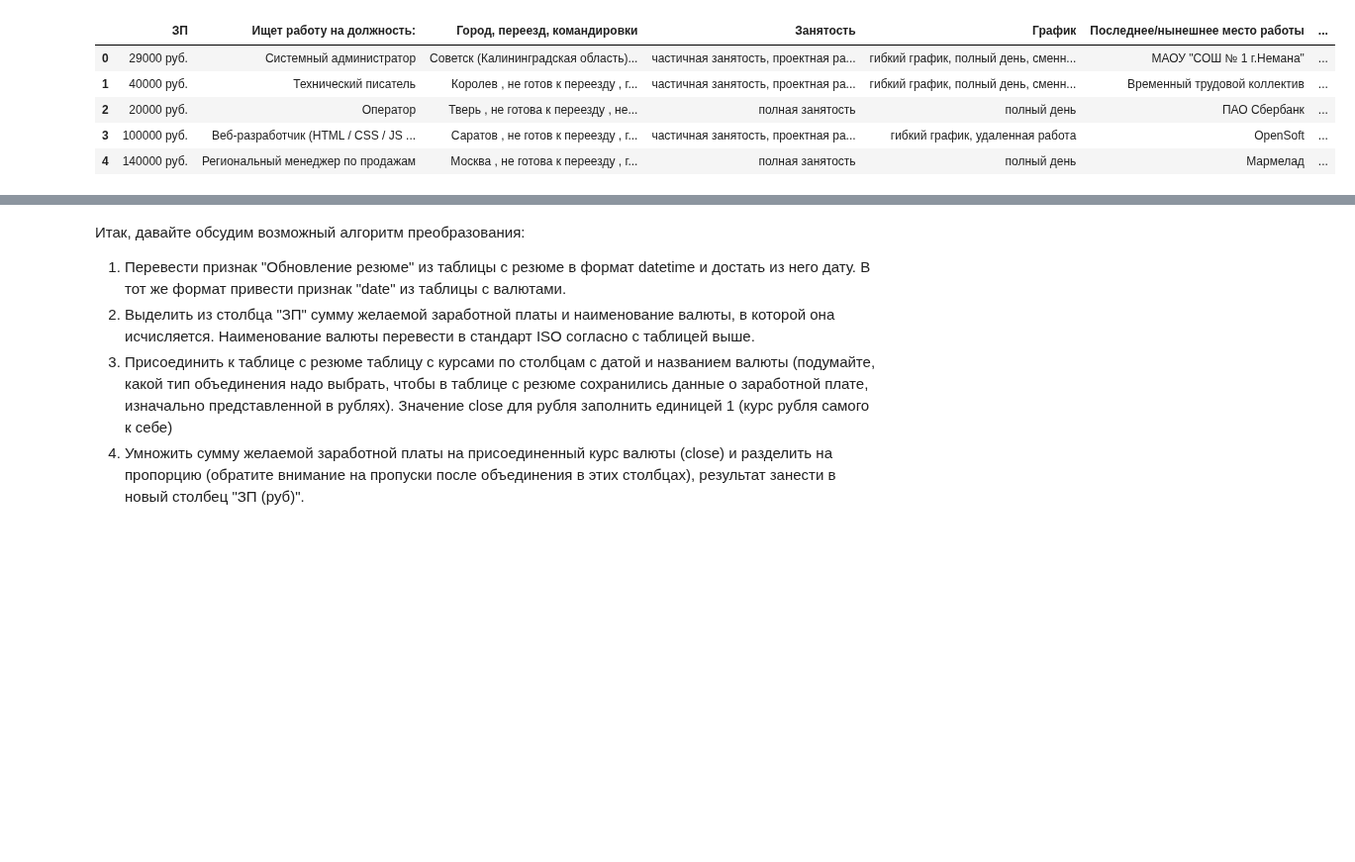
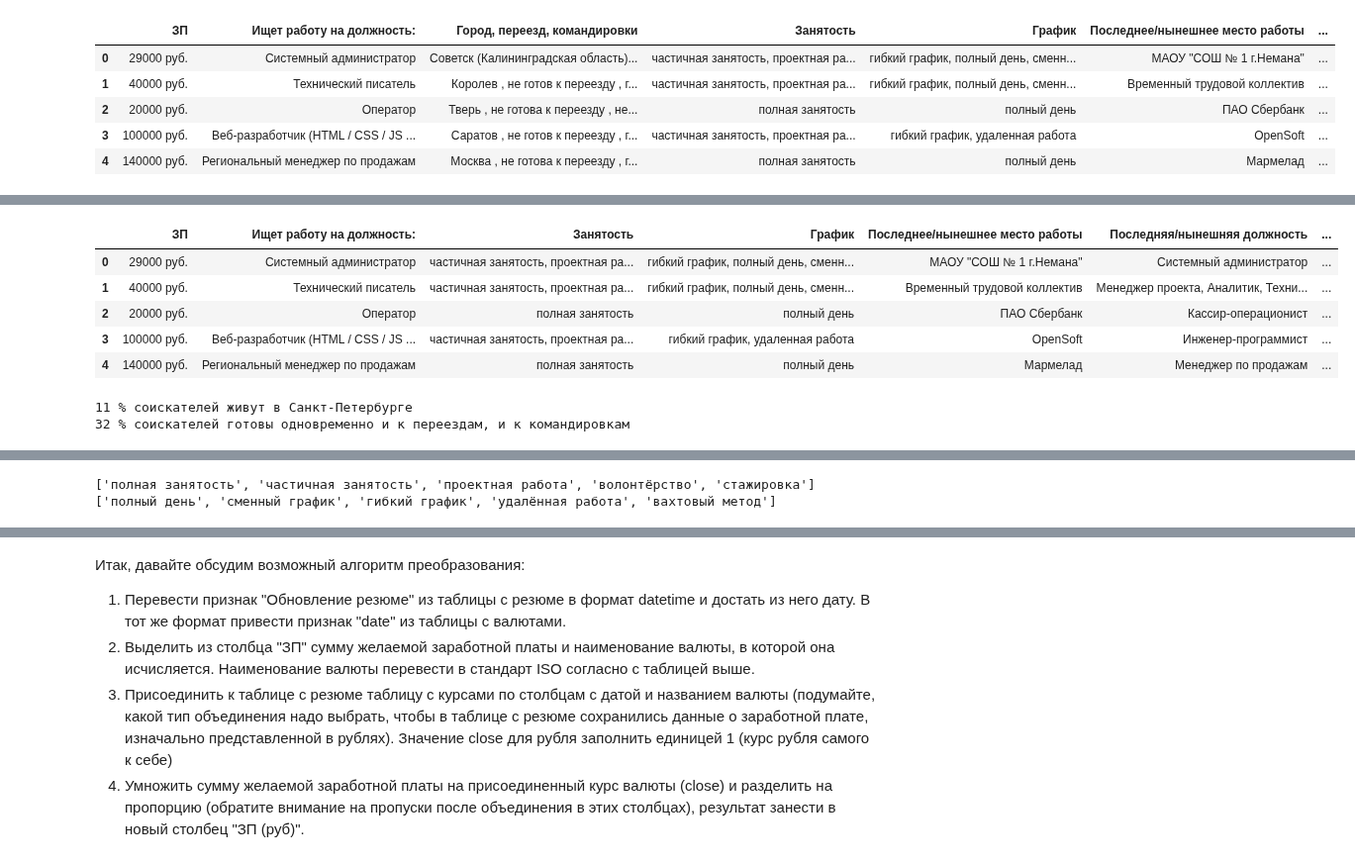
Before and after one commit to LarinDen/sf_ds, a Jupyter notebook: Project_1/Project-1._Ноутбук-шаблон (Денис Ларин).ipynb, the cells around one changed output, grey strips where cells are left out. Shown at 99% size. Drawn from its saved outputs; the diff is of its cells as text; code cells hidden in the pictures; blank space fills up the shorter version.

```diff
--- a/Project_1/Project-1._Ноутбук-шаблон (Денис Ларин).ipynb
+++ b/Project_1/Project-1._Ноутбук-шаблон (Денис Ларин).ipynb
@@ -312,13 +312,45 @@ display(data['Опыт работы (месяц)'].median())
 Выполните преобразования и удалите столбец **"Город, переезд, командировки"** из таблицы.
 
 *Совет: обратите внимание на то, что структура текста может меняться в зависимости от указания ближайшего метро. Учите это, если будете использовать порядок слов в своей программе.*
+# %%
+data = data3.copy() # бэкап таблицы для отладки
 # %%
 # Список городов-миллионников:
 million_cities = ['Новосибирск', 'Екатеринбург', 'Нижний Новгород', 'Казань', 'Челябинск', 'Омск', 'Самара',
                   'Ростов-на-Дону', 'Уфа', 'Красноярск', 'Пермь', 'Воронеж', 'Волгоград' ]
-data2 = data.copy()
-#data2['Город, переезд, командировки'][13].apply(split(' , '))
-display(data2.head())
+
+def city_rel_trip(string): # Функция разбора строки про локацию и готовность к переезду и командировкам
+    s = string.split(' , ') # Превращаем строку в список по разделителю " , " именно с пробелами с каждой стороны
+    city = s.pop(0).split()[0] # Город берём из первого элемента списка s и делим его по словам и снова берём только первое слово
+    if city in ['Москва', 'Санкт-Петербург']: # Если город одна из двух столиц, оставляем их как есть
+        city=city
+    elif city in million_cities: # Если город из списка миллионников, то присваиваем признак "город-миллионник"
+        city = 'город-миллионник'
+    else:
+        city = 'другие' # Всем остальным городам присваиваем признак "другие"
+
+    rel = s.pop(0) # Теперь берём следующий элемент списка s и разбираемся с готовностью к релокации
+    if rel.find(' м.') != -1: # Если вторым элементом оказалась станция метро, то берём следующий элемент списка
+        rel = s.pop(0)
+    if 'не готов' in rel or 'не готова' in rel:
+        rel = False
+    else:
+        rel = True
+
+    try: # Т.к. в условии говорится, что может не быть информации о готовности к командировкам, то оборачиваем выбор следующего элемента в проверку его наличия
+        trip = s.pop(0)
+    except IndexError:
+        trip=False
+    else:
+        if trip.split()[:1]  in (['готов'], ['готова']): # Готовность к командировкам подтверждается только тогда, когда первое слово готов или готова в зависимости от пола
+            trip = True
+        else:
+            trip = False
+    return city, rel, trip
+
+data = data.join(pd.DataFrame(list(data['Город, переезд, командировки'].apply(city_rel_trip)), columns=['Город', 'Готовность к переезду', 'Готовность к командировкам'])) #
+
+display(data.head())
 # %% [output]
 |  | ЗП | Ищет работу на должность: | Город, переезд, командировки | Занятость | График | Последнее/нынешнее место работы | ... |
 | 0 | 29000 руб. | Системный администратор | Советск (Калининградская область)... | частичная занятость, проектная ра... | гибкий график, полный день, сменн... | МАОУ "СОШ № 1 г.Немана" | ... |
@@ -486,3 +361,27 @@ Name: Город, переезд, командировки, Length: 44744, dtype
+# %%
+# Удаляем столбец Город, переезд, командировки
+data.drop(columns='Город, переезд, командировки', inplace=True)
+
+display(data.head())
+# %% [output]
+|  | ЗП | Ищет работу на должность: | Занятость | График | Последнее/нынешнее место работы | Последняя/нынешняя должность | ... |
+| 0 | 29000 руб. | Системный администратор | частичная занятость, проектная ра... | гибкий график, полный день, сменн... | МАОУ "СОШ № 1 г.Немана" | Системный администратор | ... |
+| 1 | 40000 руб. | Технический писатель | частичная занятость, проектная ра... | гибкий график, полный день, сменн... | Временный трудовой коллектив | Менеджер проекта, Аналитик, Техни... | ... |
+| 2 | 20000 руб. | Оператор | полная занятость | полный день | ПАО Сбербанк | Кассир-операционист | ... |
+| 3 | 100000 руб. | Веб-разработчик (HTML / CSS / JS ... | частичная занятость, проектная ра... | гибкий график, удаленная работа | OpenSoft | Инженер-программист | ... |
+| 4 | 140000 руб. | Региональный менеджер по продажам | полная занятость | полный день | Мармелад | Менеджер по продажам | ... |
+# %%
+# Задание 3.4
+# Сколько процентов соискателей живут в Санкт-Петербурге? Ответ округлите до целого.
+print(round((data[data['Город']=='Санкт-Петербург'].shape[0]/data.shape[0])*100), '% соискателей живут в Санкт-Петербурге')
+
+# Сколько процентов соискателей готовы одновременно и к переездам, и к командировкам? Ответ округлите до целого.
+n1 = data['Готовность к командировкам'] == True
+n2 = data['Готовность к переезду'] == True
+print(round((data[n1&n2].shape[0]/data.shape[0])*100),  '% соискателей готовы одновременно и к переездам, и к командировкам')
+# %% [output]
+11 % соискателей живут в Санкт-Петербурге
+32 % соискателей готовы одновременно и к переездам, и к командировкам
 # %% [markdown]
 5. Рассмотрим поближе признаки **"Занятость"** и **"График"**. Сейчас признаки представляют собой набор категорий желаемой занятости (полная занятость, частичная занятость, проектная работа, волонтерство, стажировка) и желаемого графика работы (полный день, сменный график, гибкий график, удаленная работа, вахтовый метод).
 На сайте hh.ru соискатель может указывать различные комбинации данных категорий, например:
@@ -501,5 +403,13 @@ Name: Город, переезд, командировки, Length: 44744, dtype
 # %%
 #ваш код здесь
+
+# категории желаемой занятости
+employment_set = ['полная занятость', 'частичная занятость', 'проектная работа', 'волонтёрство', 'стажировка']
+#и вариантов желаемого графика работы
+shedule_set = ['полный день', 'сменный график', 'гибкий график', 'удалённая работа', 'вахтовый метод']
+# %% [output]
+['полная занятость', 'частичная занятость', 'проектная работа', 'волонтёрство', 'стажировка']
+['полный день', 'сменный график', 'гибкий график', 'удалённая работа', 'вахтовый метод']
 # %% [markdown]
 6. (2 балла) Наконец, мы добрались до самого главного и самого важного - признака заработной платы **"ЗП"**.
 В чем наша беда? В том, что помимо желаемой заработной платы соискатель указывает валюту, в которой он бы хотел ее получать, например:
```
Also changed, not shown: parts of 5 cells of this notebook.
